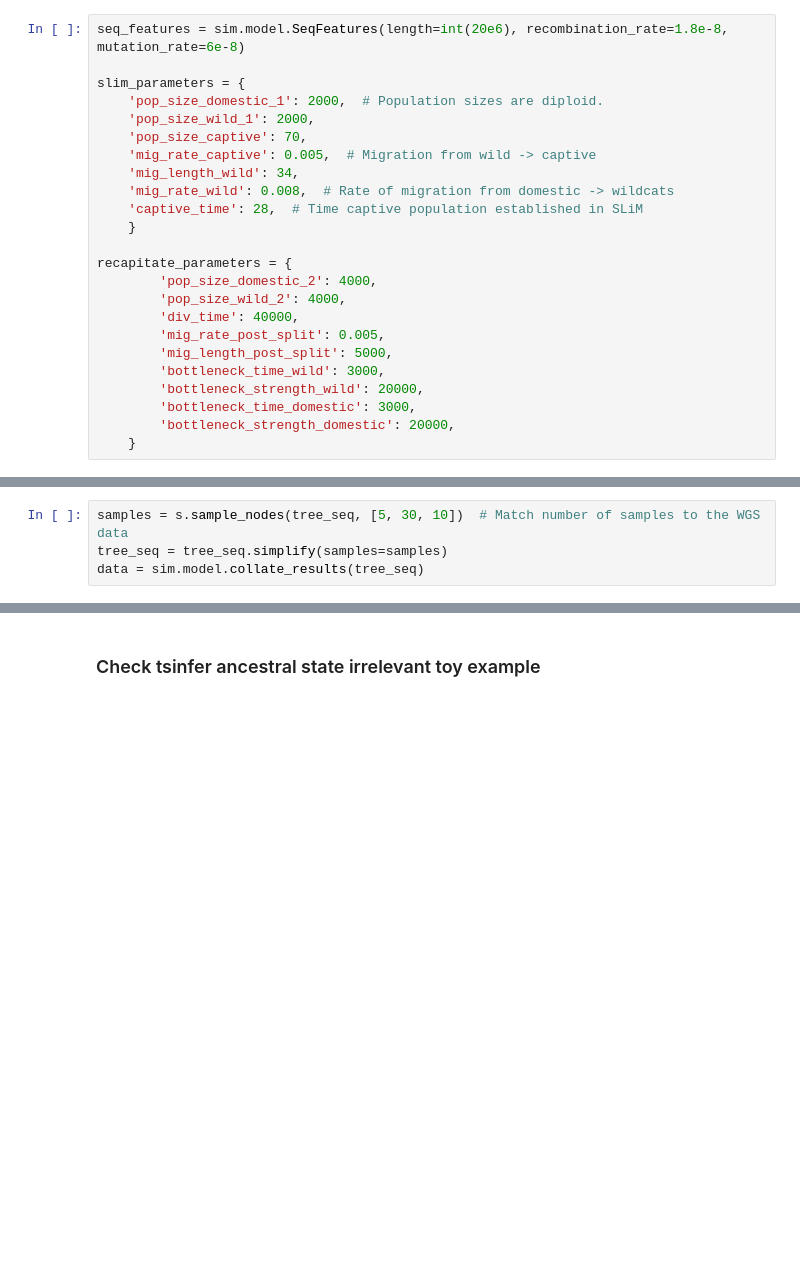
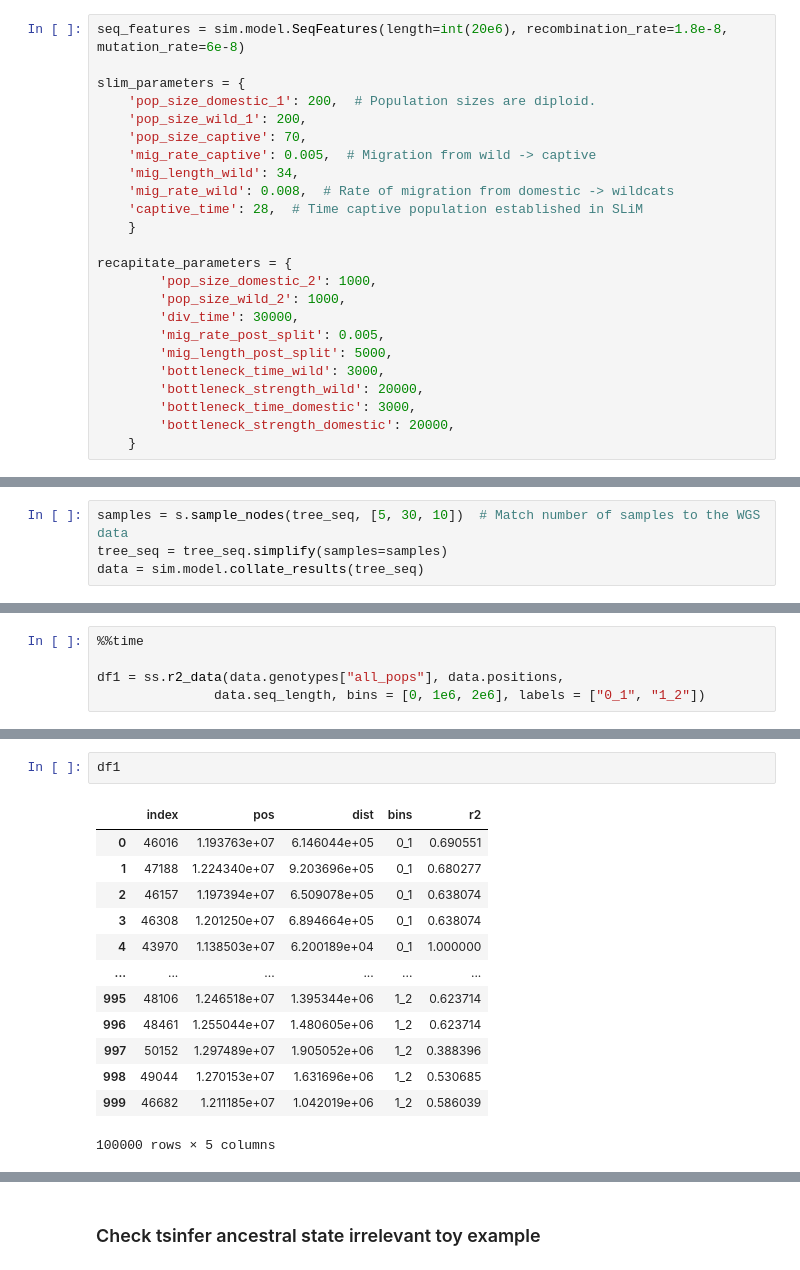
Before and after one commit to danielward27/wildcats, a Jupyter notebook: scripts/sum_stats_example.ipynb, the cells around one changed output, grey strips where cells are left out. Drawn from its saved outputs; the diff is of its cells as text; blank space fills up the shorter version.

```diff
--- a/scripts/sum_stats_example.ipynb
+++ b/scripts/sum_stats_example.ipynb
@@ -23,8 +23,8 @@ Choose some parameters so it runs relatively quickly:
 seq_features = sim.model.SeqFeatures(length=int(20e6), recombination_rate=1.8e-8, mutation_rate=6e-8)
 
 slim_parameters = {
-    'pop_size_domestic_1': 2000,  # Population sizes are diploid.
-    'pop_size_wild_1': 2000,
+    'pop_size_domestic_1': 200,  # Population sizes are diploid.
+    'pop_size_wild_1': 200,
     'pop_size_captive': 70,
     'mig_rate_captive': 0.005,  # Migration from wild -> captive
     'mig_length_wild': 34,
@@ -33,9 +33,9 @@ slim_parameters = {
     }
 
 recapitate_parameters = {
-        'pop_size_domestic_2': 4000,
-        'pop_size_wild_2': 4000,
-        'div_time': 40000,
+        'pop_size_domestic_2': 1000,
+        'pop_size_wild_2': 1000,
+        'div_time': 30000,
         'mig_rate_post_split': 0.005,
         'mig_length_post_split': 5000,
         'bottleneck_time_wild': 3000,
@@ -172,0 +93,5 @@ pop_names = ["domestic", "wild", "captive", "all_pops"]
+# %%
+%%time
+
+df1 = ss.r2_data(data.genotypes["all_pops"], data.positions,
+               data.seq_length, bins = [0, 1e6, 2e6], labels = ["0_1", "1_2"])
@@ -172,0 +106,16 @@ pop_names = ["domestic", "wild", "captive", "all_pops"]
+# %%
+df1
+# %% [output]
+|  | index | pos | dist | bins | r2 |
+| 0 | 46016 | 1.193763e+07 | 6.146044e+05 | 0_1 | 0.690551 |
+| 1 | 47188 | 1.224340e+07 | 9.203696e+05 | 0_1 | 0.680277 |
+| 2 | 46157 | 1.197394e+07 | 6.509078e+05 | 0_1 | 0.638074 |
+| 3 | 46308 | 1.201250e+07 | 6.894664e+05 | 0_1 | 0.638074 |
+| 4 | 43970 | 1.138503e+07 | 6.200189e+04 | 0_1 | 1.000000 |
+| ... | ... | ... | ... | ... | ... |
+| 995 | 48106 | 1.246518e+07 | 1.395344e+06 | 1_2 | 0.623714 |
+| 996 | 48461 | 1.255044e+07 | 1.480605e+06 | 1_2 | 0.623714 |
+| 997 | 50152 | 1.297489e+07 | 1.905052e+06 | 1_2 | 0.388396 |
+| 998 | 49044 | 1.270153e+07 | 1.631696e+06 | 1_2 | 0.530685 |
+| 999 | 46682 | 1.211185e+07 | 1.042019e+06 | 1_2 | 0.586039 |
+100000 rows × 5 columns
```
Also changed, not shown: parts of 48 cells of this notebook, 3 other files.
